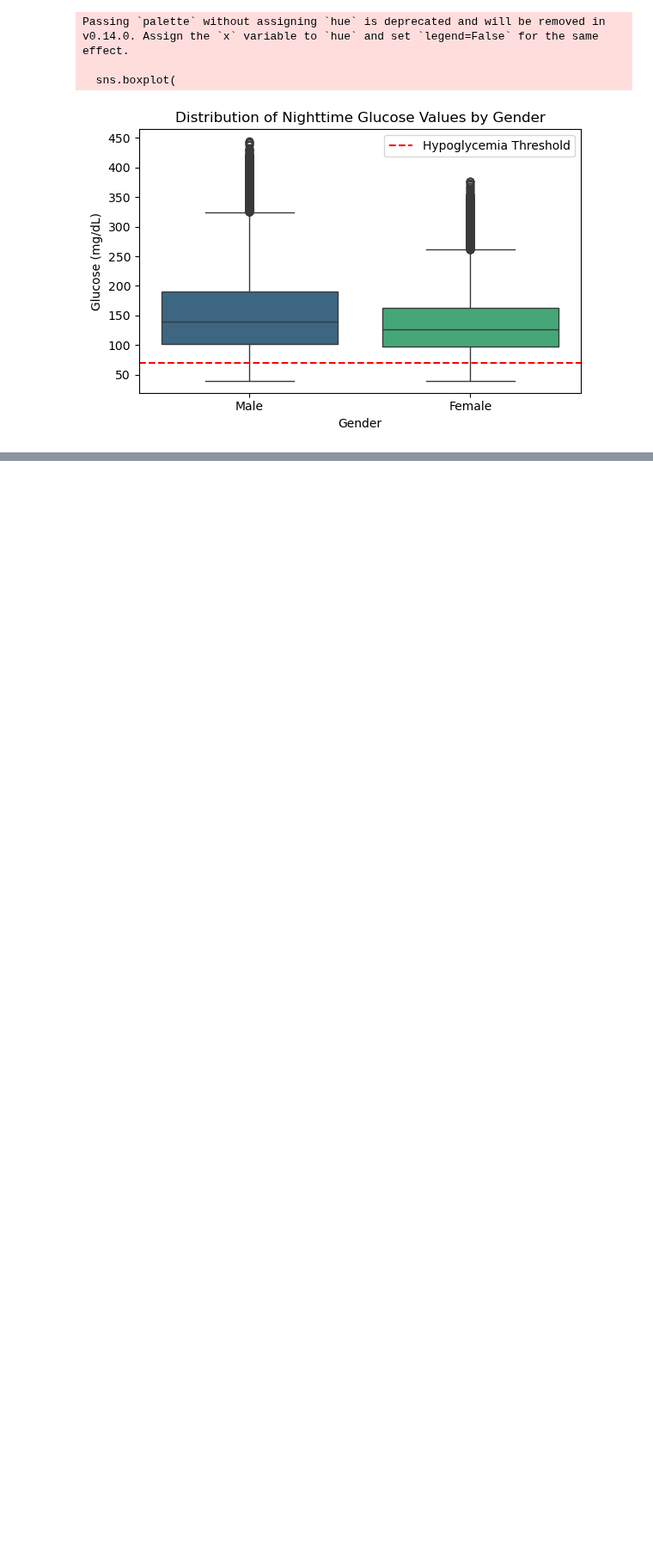
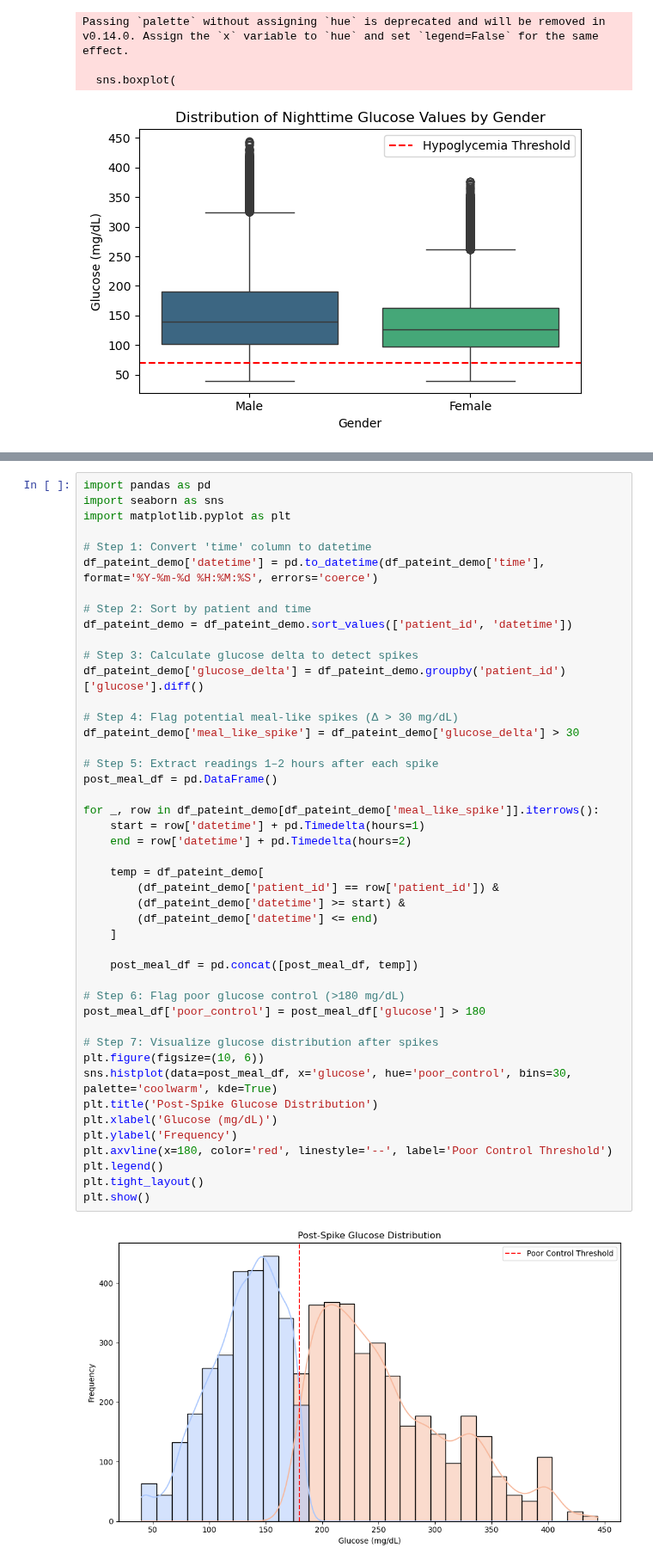
Before and after one commit to msdesh99/Python-Data-Analysis, a Jupyter notebook: Team11_PyQuester_Prescriptive_Analysis.ipynb, the cells around one changed output, grey strips where cells are left out. Shown at 86% size. Drawn from its saved outputs; the diff is of its cells as text; blank space fills up the shorter version.

```diff
--- a/Team11_PyQuester_Prescriptive_Analysis.ipynb
+++ b/Team11_PyQuester_Prescriptive_Analysis.ipynb
@@ -791,0 +799,47 @@ Passing `palette` without assigning `hue` is deprecated and will be removed in v
+# %%
+import pandas as pd
+import seaborn as sns
+import matplotlib.pyplot as plt
+
+# Step 1: Convert 'time' column to datetime
+df_pateint_demo['datetime'] = pd.to_datetime(df_pateint_demo['time'], format='%Y-%m-%d %H:%M:%S', errors='coerce')
+
+# Step 2: Sort by patient and time
+df_pateint_demo = df_pateint_demo.sort_values(['patient_id', 'datetime'])
+
+# Step 3: Calculate glucose delta to detect spikes
+df_pateint_demo['glucose_delta'] = df_pateint_demo.groupby('patient_id')['glucose'].diff()
+
+# Step 4: Flag potential meal-like spikes (Δ > 30 mg/dL)
+df_pateint_demo['meal_like_spike'] = df_pateint_demo['glucose_delta'] > 30
+
+# Step 5: Extract readings 1–2 hours after each spike
+post_meal_df = pd.DataFrame()
+
+for _, row in df_pateint_demo[df_pateint_demo['meal_like_spike']].iterrows():
+    start = row['datetime'] + pd.Timedelta(hours=1)
+    end = row['datetime'] + pd.Timedelta(hours=2)
+
+    temp = df_pateint_demo[
+        (df_pateint_demo['patient_id'] == row['patient_id']) &
+        (df_pateint_demo['datetime'] >= start) &
+        (df_pateint_demo['datetime'] <= end)
+    ]
+
+    post_meal_df = pd.concat([post_meal_df, temp])
+
+# Step 6: Flag poor glucose control (>180 mg/dL)
+post_meal_df['poor_control'] = post_meal_df['glucose'] > 180
+
+# Step 7: Visualize glucose distribution after spikes
+plt.figure(figsize=(10, 6))
+sns.histplot(data=post_meal_df, x='glucose', hue='poor_control', bins=30, palette='coolwarm', kde=True)
+plt.title('Post-Spike Glucose Distribution')
+plt.xlabel('Glucose (mg/dL)')
+plt.ylabel('Frequency')
+plt.axvline(x=180, color='red', linestyle='--', label='Poor Control Threshold')
+plt.legend()
+plt.tight_layout()
+plt.show()
+# %% [output]
+[figure, added]
```
Also changed, not shown: parts of 5 cells of this notebook.
